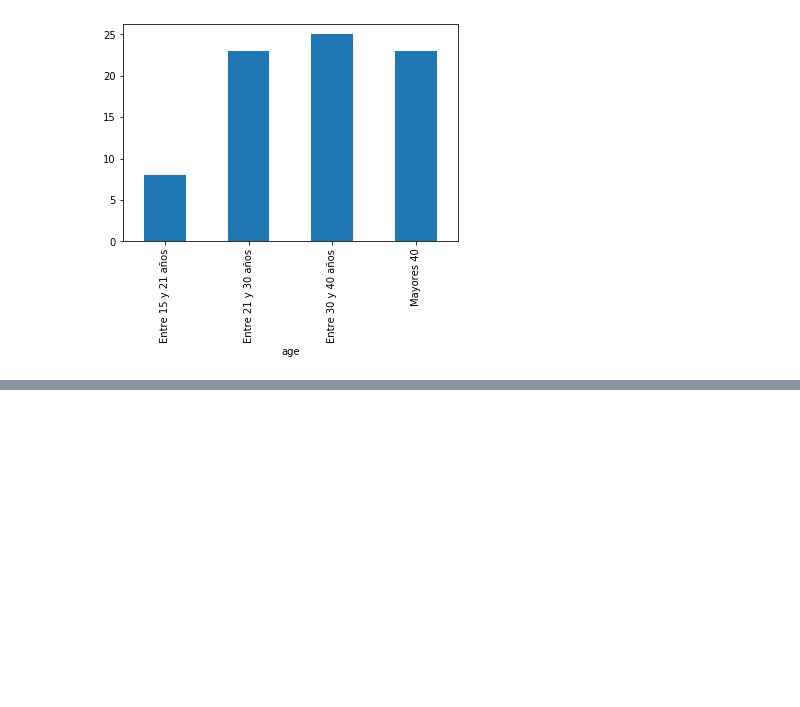
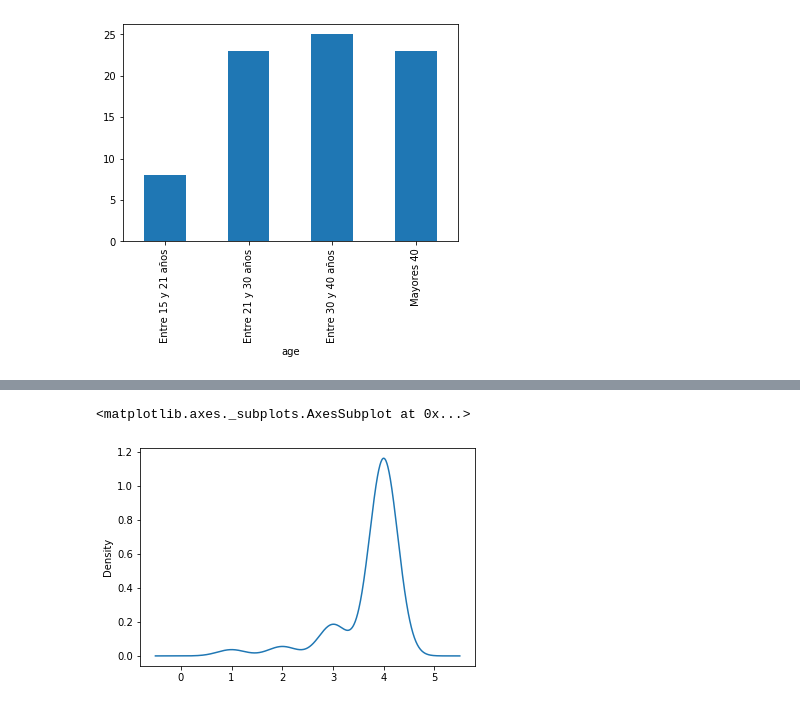
Before and after one commit to alefherrera/my-order-data, a Jupyter notebook: notebook.ipynb, the cells around one changed output, grey strips where cells are left out. Saved outputs shown, nothing was run; the diff lists cells and outputs as text; code cells hidden in the pictures; blank space fills up the shorter version.

```diff
--- a/notebook.ipynb
+++ b/notebook.ipynb
@@ -45,0 +44,5 @@ age_edutacion_area
+# %%
+df["easy_information"].plot.density()
+# %% [output]
+<matplotlib.axes._subplots.AxesSubplot at 0x...>
+[figure, added]
```
Also changed, not shown: parts of 12 cells of this notebook.
